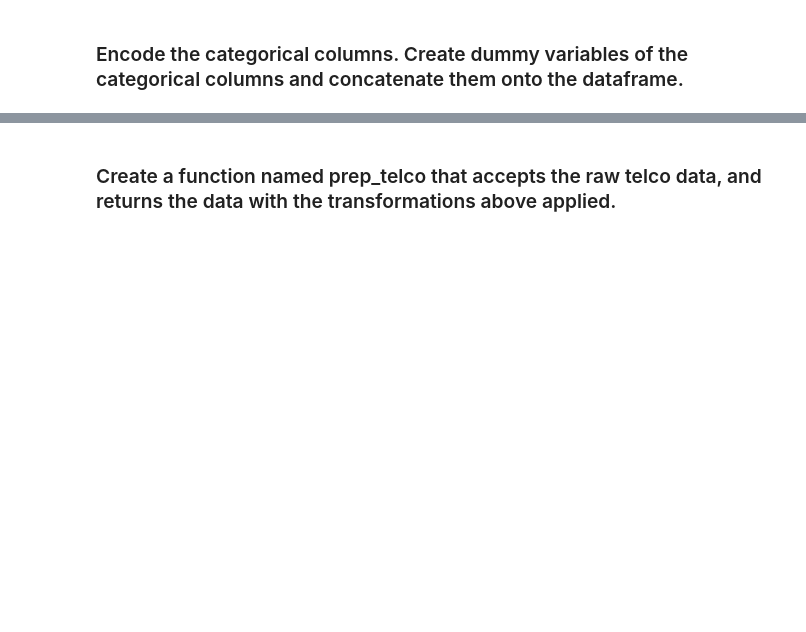
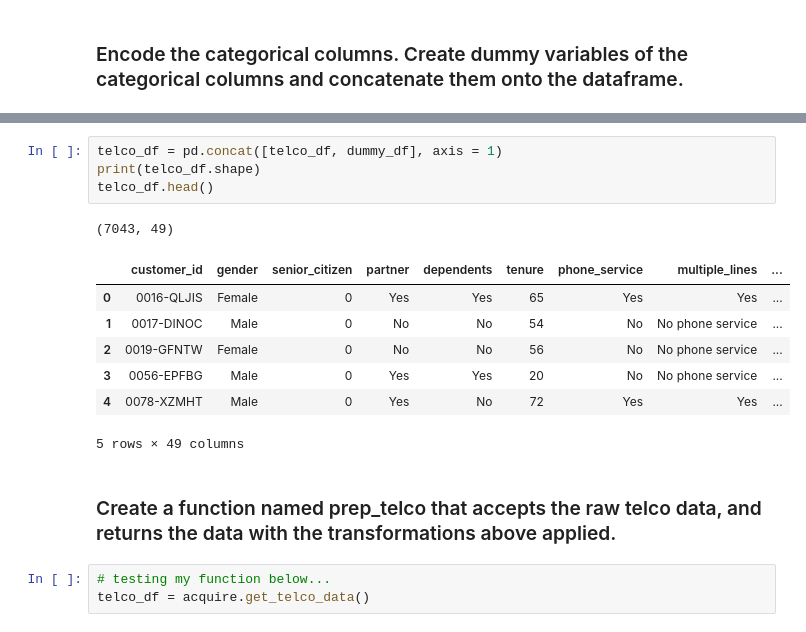
Before and after one commit to brianclements03/classification-exercises, a Jupyter notebook: classification_exercises.ipynb, the cells around one changed output, grey strips where cells are left out. Saved outputs shown, nothing was run; the diff lists cells and outputs as text; blank space fills up the shorter version.

```diff
--- a/classification_exercises.ipynb
+++ b/classification_exercises.ipynb
@@ -838,2 +904,18 @@ dummy_df
+# %%
+telco_df = pd.concat([telco_df, dummy_df], axis = 1)
+print(telco_df.shape)
+telco_df.head()
+# %% [output]
+(7043, 49)
+|  | customer_id | gender | senior_citizen | partner | dependents | tenure | phone_service | multiple_lines | ... |
+| 0 | 0016-QLJIS | Female | 0 | Yes | Yes | 65 | Yes | Yes | ... |
+| 1 | 0017-DINOC | Male | 0 | No | No | 54 | No | No phone service | ... |
+| 2 | 0019-GFNTW | Female | 0 | No | No | 56 | No | No phone service | ... |
+| 3 | 0056-EPFBG | Male | 0 | Yes | Yes | 20 | No | No phone service | ... |
+| 4 | 0078-XZMHT | Male | 0 | Yes | No | 72 | Yes | Yes | ... |
+5 rows × 49 columns
 # %% [markdown]
 ### Create a function named prep_telco that accepts the raw telco data, and returns the data with the transformations above applied.
+# %%
+# testing my function below...
+telco_df = acquire.get_telco_data()
```
Also changed, not shown: parts of 16 cells of this notebook, 1 other file.
